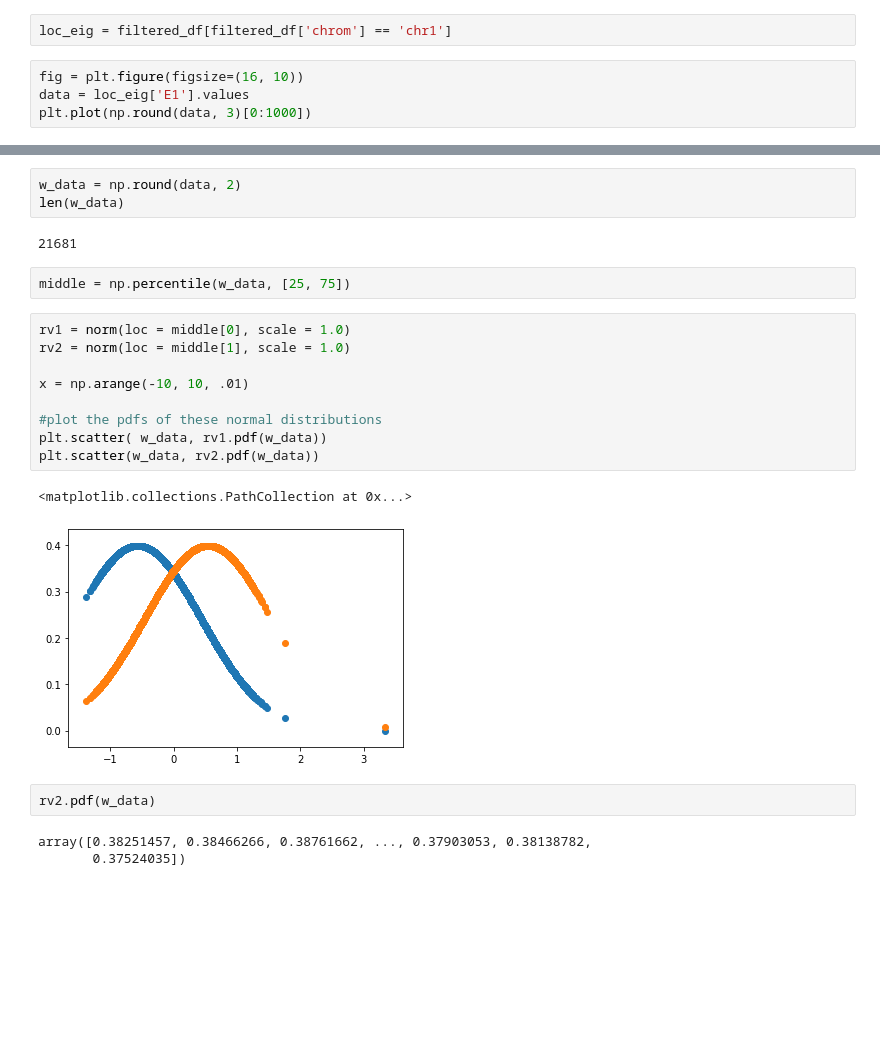
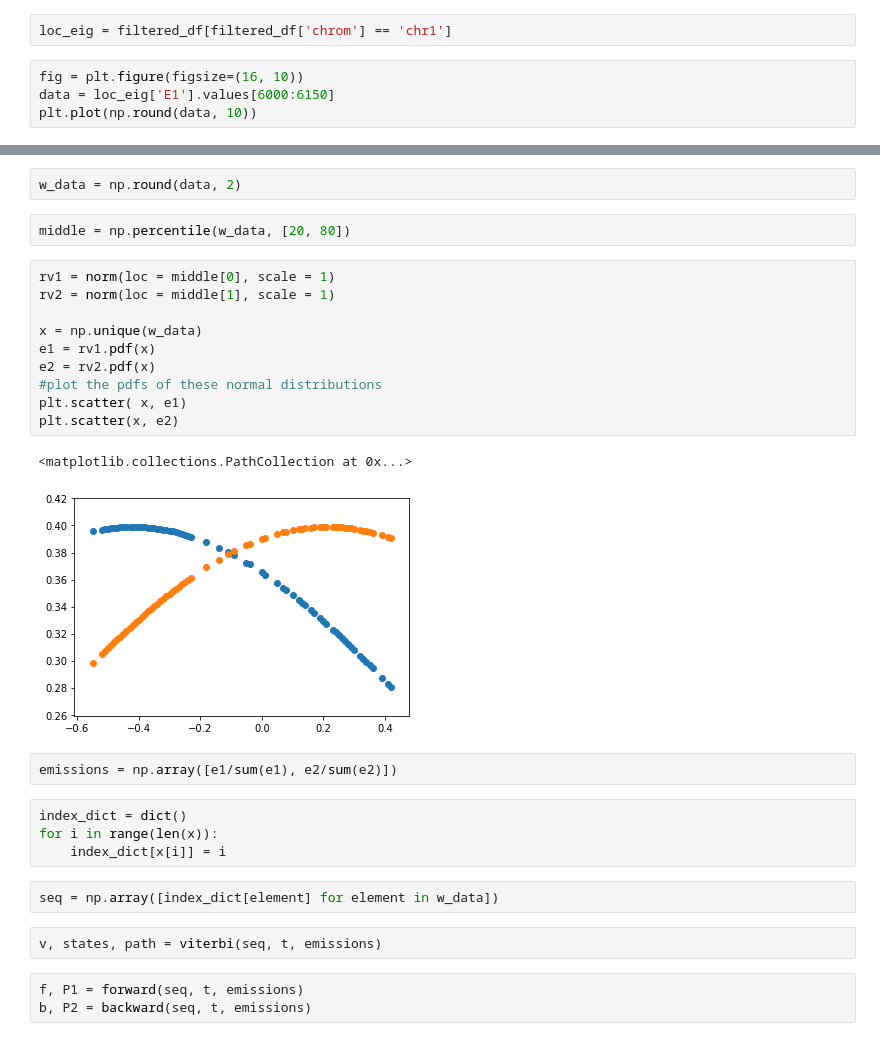
Before and after one commit to luisdiaz1997/HMMonster, a Jupyter notebook: HMM.ipynb, the cells around one changed output, grey strips where cells are left out. Drawn from its saved outputs; the diff is of its cells as text; blank space fills up the shorter version.

```diff
--- a/HMM.ipynb
+++ b/HMM.ipynb
@@ -132,7 +132,7 @@ filtered_df= df[df['E1'] == df['E1']]
 loc_eig = filtered_df[filtered_df['chrom'] == 'chr1']
 # %%
 fig = plt.figure(figsize=(16, 10))
-data = loc_eig['E1'].values
-plt.plot(np.round(data, 3)[0:1000])
+data = loc_eig['E1'].values[6000:6150]
+plt.plot(np.round(data, 10))
 # %% [output]
 [<matplotlib.lines.Line2D at 0x...>]
@@ -140,24 +140,30 @@ plt.plot(np.round(data, 3)[0:1000])
 # %%
 w_data = np.round(data, 2)
-len(w_data)
-# %% [output]
-21681
 # %%
-middle = np.percentile(w_data, [25, 75])
+middle = np.percentile(w_data, [20, 80])
 # %%
-rv1 = norm(loc = middle[0], scale = 1.0)
-rv2 = norm(loc = middle[1], scale = 1.0)
+rv1 = norm(loc = middle[0], scale = 1)
+rv2 = norm(loc = middle[1], scale = 1)
 
-x = np.arange(-10, 10, .01)
-
+x = np.unique(w_data)
+e1 = rv1.pdf(x)
+e2 = rv2.pdf(x)
 #plot the pdfs of these normal distributions
-plt.scatter( w_data, rv1.pdf(w_data))
-plt.scatter(w_data, rv2.pdf(w_data))
+plt.scatter( x, e1)
+plt.scatter(x, e2)
 # %% [output]
 <matplotlib.collections.PathCollection at 0x...>
-[figure, old version]
+[figure, new version]
-# %%
-rv2.pdf(w_data)
-# %% [output]
-array([0.38251457, 0.38466266, 0.38761662, ..., 0.37903053, 0.38138782,
-       0.37524035])
+# %%
+emissions = np.array([e1/sum(e1), e2/sum(e2)])
+# %%
+index_dict = dict()
+for i in range(len(x)):
+    index_dict[x[i]] = i
+# %%
+seq = np.array([index_dict[element] for element in w_data])
+# %%
+v, states, path = viterbi(seq, t, emissions)
+# %%
+f, P1 = forward(seq, t, emissions)
+b, P2 = backward(seq, t, emissions)
```
Also changed, not shown: parts of 5 cells of this notebook.
